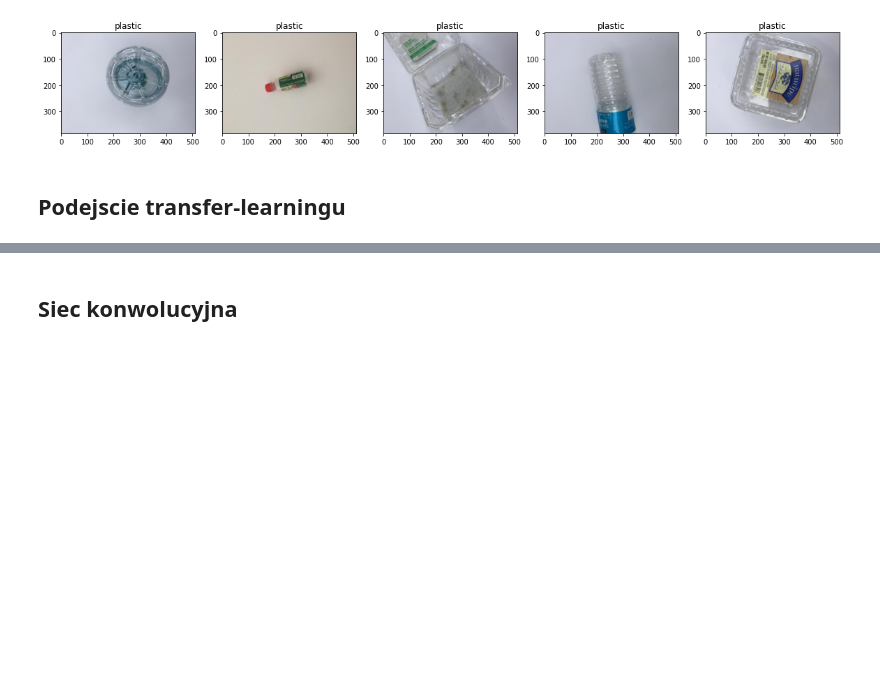
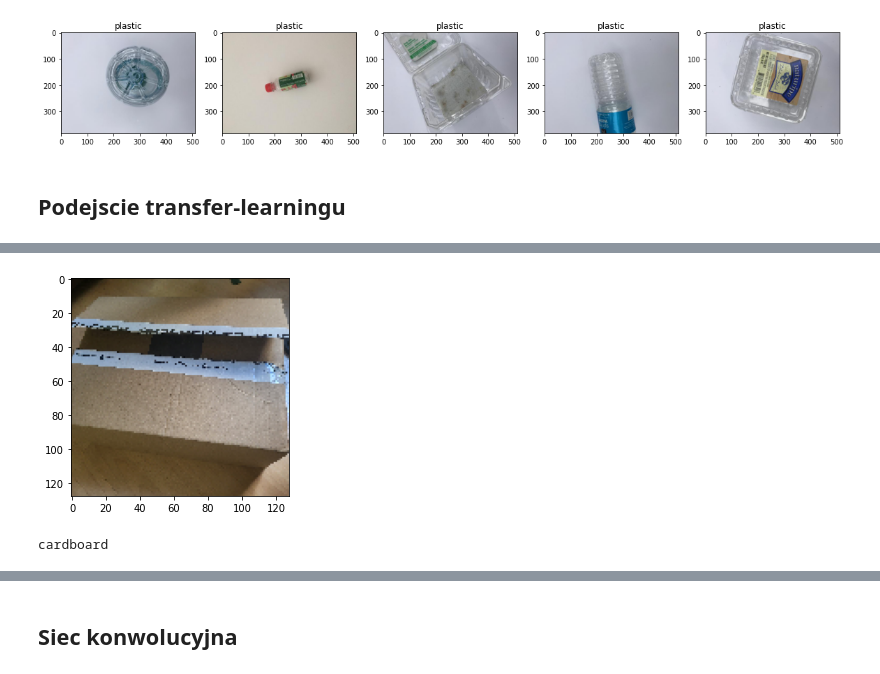
Before and after one commit to pagmerek/garbage-classification, a Jupyter notebook: garbage_classification.ipynb, the cells around one changed output, grey strips where cells are left out. Saved outputs shown, nothing was run; the diff lists cells and outputs as text; code cells hidden in the pictures; blank space fills up the shorter version.

```diff
--- a/garbage_classification.ipynb
+++ b/garbage_classification.ipynb
@@ -227,0 +269,19 @@ plt.show()
+# %%
+img_path = "./cardboard.jpg"
+img = image.load_img(img_path, target_size=(128, 128))
+
+plt.imshow(img)
+plt.show()
+
+img_array = image.img_to_array(img)
+img_batch = np.expand_dims(img_array, axis=0)
+
+img_preprocessed = preprocess_input(img_batch)
+# %% [output]
+[figure, added]
+# %%
+prediction = model.predict(img_preprocessed)
+prediction = model.predict(img_preprocessed)
+print(categories[np.argmax(prediction)])
+# %% [output]
+cardboard
```
Also changed, not shown: parts of 35 cells of this notebook.
